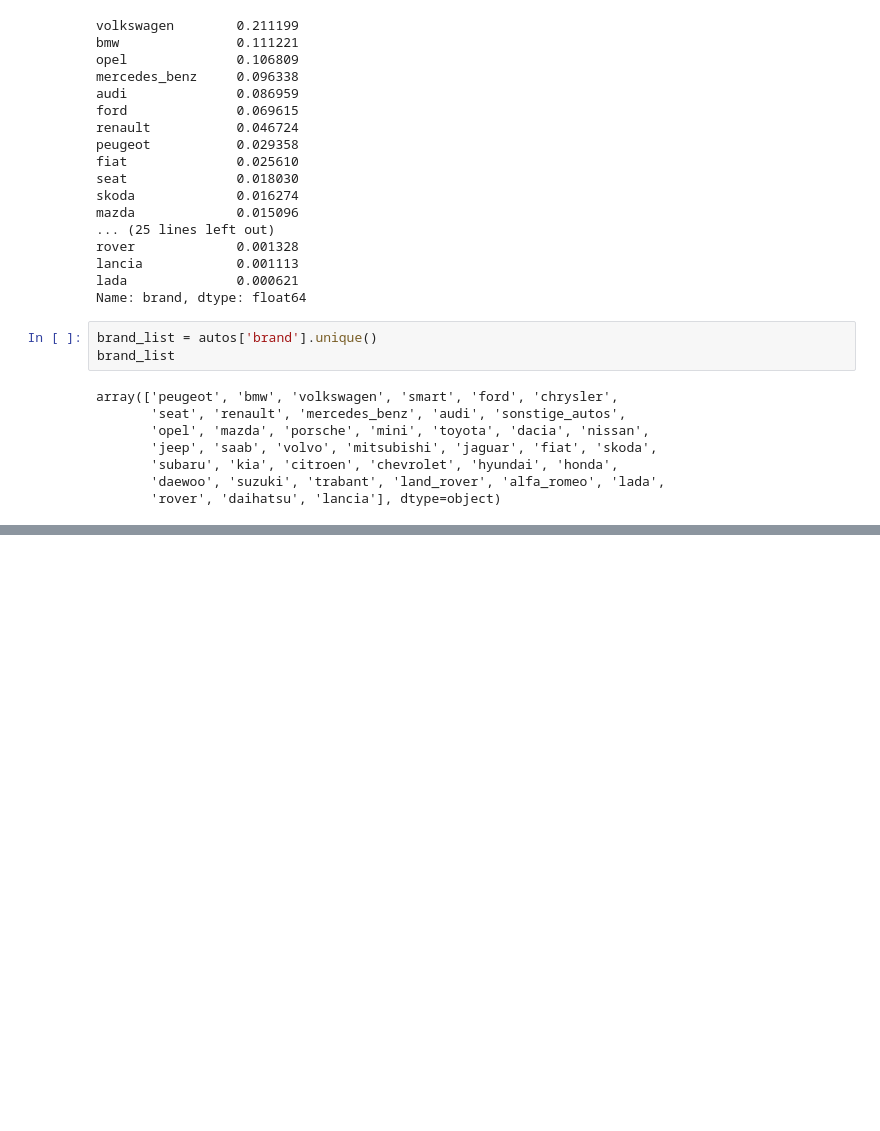
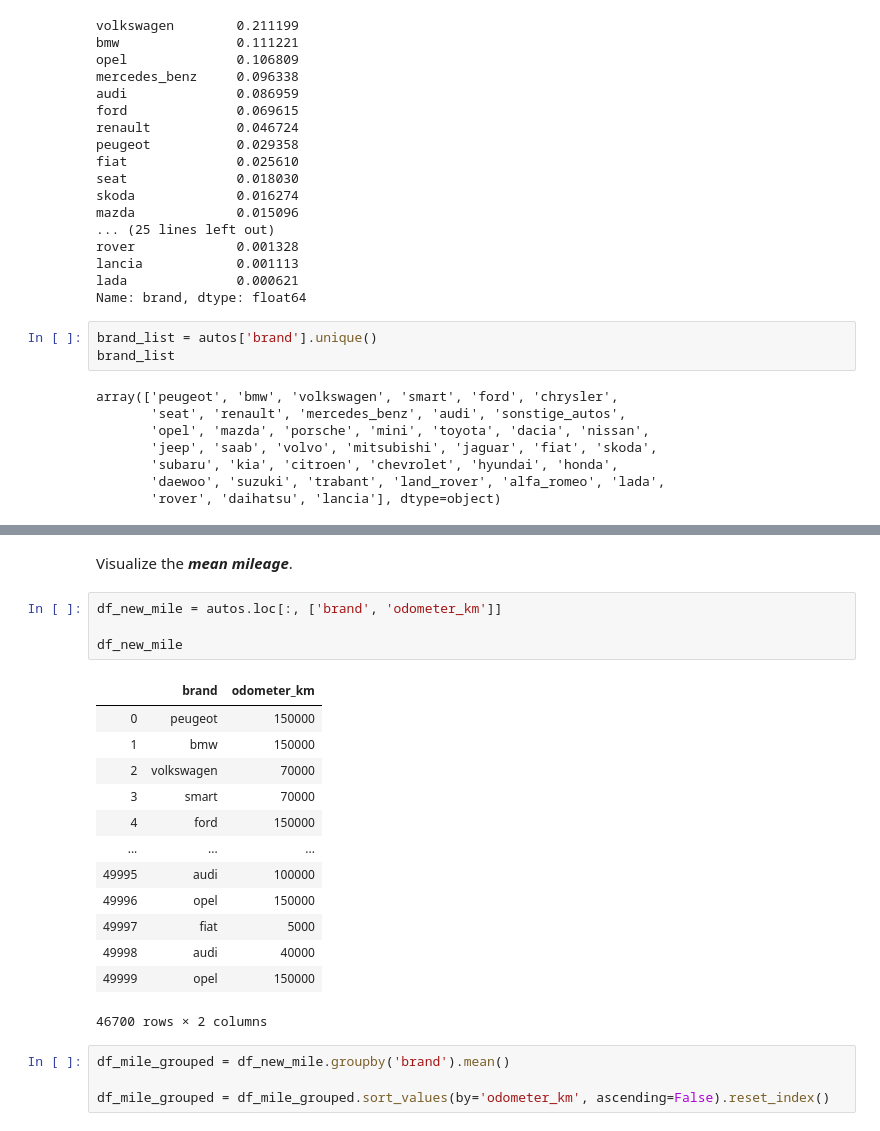
Before and after one commit to xor9237/autos, a Jupyter notebook: dq_autos.ipynb, the cells around one changed output, grey strips where cells are left out. Saved outputs shown, nothing was run; the diff lists cells and outputs as text; blank space fills up the shorter version.

```diff
--- a/dq_autos.ipynb
+++ b/dq_autos.ipynb
@@ -422,0 +459,24 @@ items = top20.items()
+# %% [markdown]
+Visualize the ***mean mileage***.
+# %%
+df_new_mile = autos.loc[:, ['brand', 'odometer_km']]
+
+df_new_mile
+# %% [output]
+|  | brand | odometer_km |
+| 0 | peugeot | 150000 |
+| 1 | bmw | 150000 |
+| 2 | volkswagen | 70000 |
+| 3 | smart | 70000 |
+| 4 | ford | 150000 |
+| ... | ... | ... |
+| 49995 | audi | 100000 |
+| 49996 | opel | 150000 |
+| 49997 | fiat | 5000 |
+| 49998 | audi | 40000 |
+| 49999 | opel | 150000 |
+46700 rows × 2 columns
+# %%
+df_mile_grouped = df_new_mile.groupby('brand').mean()
+
+df_mile_grouped = df_mile_grouped.sort_values(by='odometer_km', ascending=False).reset_index()
```
Also changed, not shown: parts of 20 cells of this notebook.
